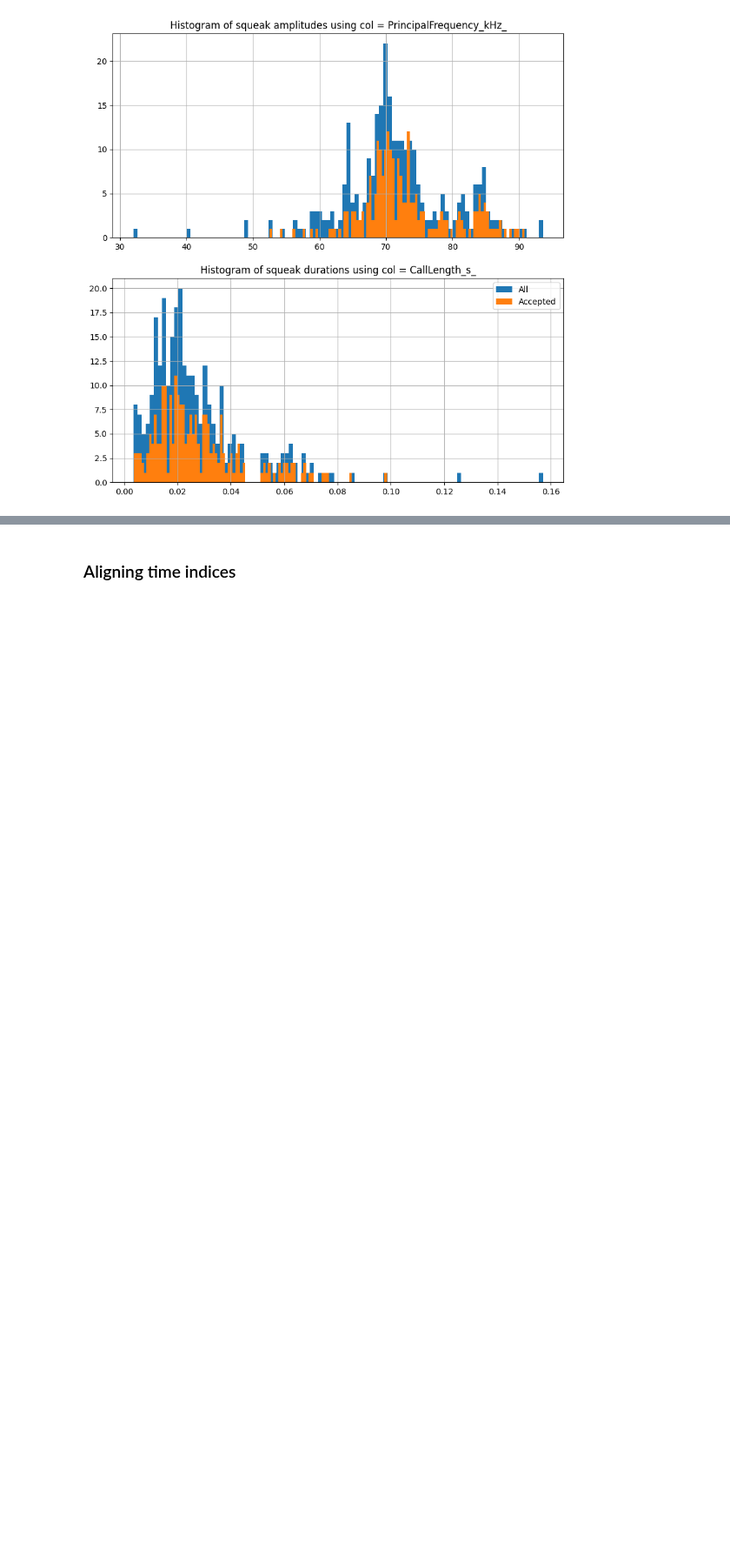
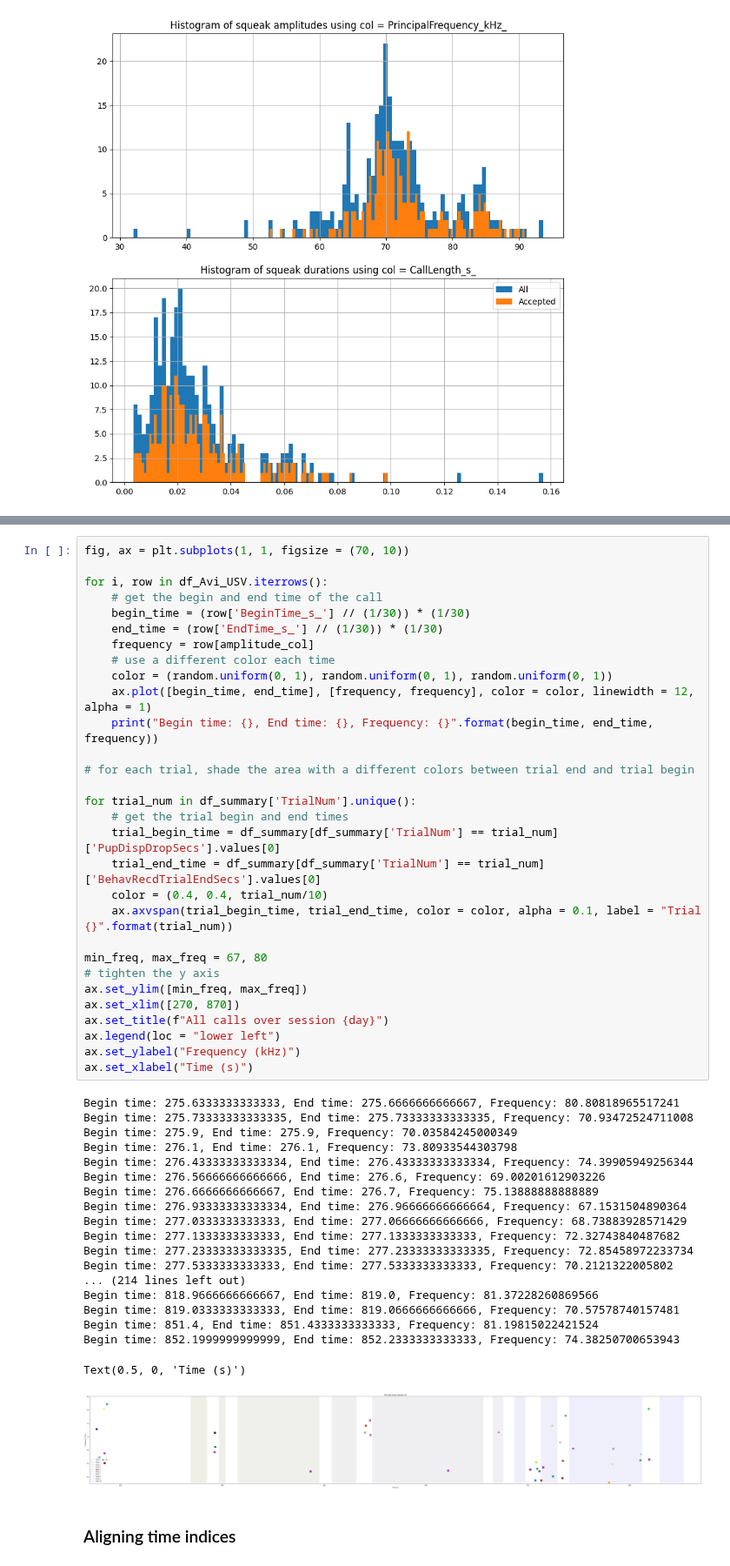
Before and after one commit to danaebroustail/Project, a Jupyter notebook: toolbox_notebook_avisoft.ipynb, the cells around one changed output, grey strips where cells are left out. Shown at 87% size. Saved outputs shown, nothing was run; the diff lists cells and outputs as text; blank space fills up the shorter version.

```diff
--- a/toolbox_notebook_avisoft.ipynb
+++ b/toolbox_notebook_avisoft.ipynb
@@ -88,2 +186,52 @@ plt.legend()
+# %%
+fig, ax = plt.subplots(1, 1, figsize = (70, 10))
+
+for i, row in df_Avi_USV.iterrows():
+    # get the begin and end time of the call
+    begin_time = (row['BeginTime_s_'] // (1/30)) * (1/30)
+    end_time = (row['EndTime_s_'] // (1/30)) * (1/30)
+    frequency = row[amplitude_col]
+    # use a different color each time
+    color = (random.uniform(0, 1), random.uniform(0, 1), random.uniform(0, 1))
+    ax.plot([begin_time, end_time], [frequency, frequency], color = color, linewidth = 12, alpha = 1)
+    print("Begin time: {}, End time: {}, Frequency: {}".format(begin_time, end_time, frequency))
+
+# for each trial, shade the area with a different colors between trial end and trial begin
+
+for trial_num in df_summary['TrialNum'].unique():
+    # get the trial begin and end times
+    trial_begin_time = df_summary[df_summary['TrialNum'] == trial_num]['PupDispDropSecs'].values[0]
+    trial_end_time = df_summary[df_summary['TrialNum'] == trial_num]['BehavRecdTrialEndSecs'].values[0]
+    color = (0.4, 0.4, trial_num/10)
+    ax.axvspan(trial_begin_time, trial_end_time, color = color, alpha = 0.1, label = "Trial {}".format(trial_num))
+
+min_freq, max_freq = 67, 80
+# tighten the y axis
+ax.set_ylim([min_freq, max_freq])
+ax.set_xlim([270, 870])
+ax.set_title(f"All calls over session {day}")
+ax.legend(loc = "lower left")
+ax.set_ylabel("Frequency (kHz)")
+ax.set_xlabel("Time (s)")
+# %% [output]
+Begin time: 275.6333333333333, End time: 275.6666666666667, Frequency: 80.80818965517241
+Begin time: 275.73333333333335, End time: 275.73333333333335, Frequency: 70.93472524711008
+Begin time: 275.9, End time: 275.9, Frequency: 70.03584245000349
+Begin time: 276.1, End time: 276.1, Frequency: 73.80933544303798
+Begin time: 276.43333333333334, End time: 276.43333333333334, Frequency: 74.39905949256344
+Begin time: 276.56666666666666, End time: 276.6, Frequency: 69.00201612903226
+Begin time: 276.6666666666667, End time: 276.7, Frequency: 75.13888888888889
+Begin time: 276.93333333333334, End time: 276.96666666666664, Frequency: 67.1531504890364
+Begin time: 277.0333333333333, End time: 277.06666666666666, Frequency: 68.73883928571429
+Begin time: 277.1333333333333, End time: 277.1333333333333, Frequency: 72.32743840487682
+Begin time: 277.23333333333335, End time: 277.23333333333335, Frequency: 72.85458972233734
+Begin time: 277.5333333333333, End time: 277.5333333333333, Frequency: 70.2121322005802
+... (214 lines left out)
+Begin time: 818.9666666666667, End time: 819.0, Frequency: 81.37228260869566
+Begin time: 819.0333333333333, End time: 819.0666666666666, Frequency: 70.57578740157481
+Begin time: 851.4, End time: 851.4333333333333, Frequency: 81.19815022421524
+Begin time: 852.1999999999999, End time: 852.2333333333333, Frequency: 74.38250700653943
+Text(0.5, 0, 'Time (s)')
+[figure, added]
 # %% [markdown]
 ### Aligning time indices ###
```
Also changed, not shown: parts of 17 cells of this notebook.
